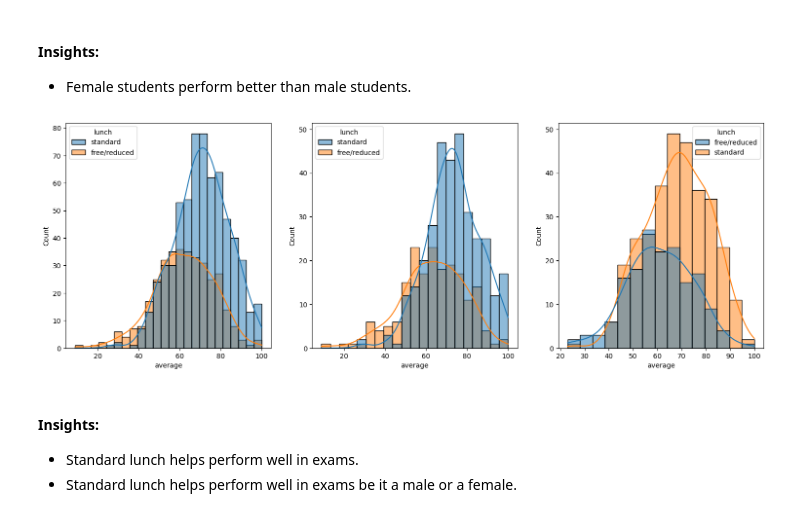
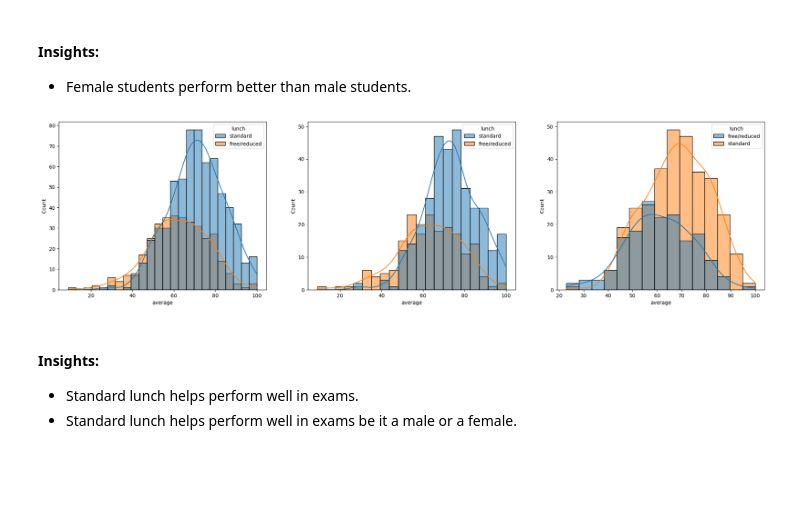
Before and after one commit to rupeshbug/student-performance-prediction, a Jupyter notebook: notebook/EDA student performance .ipynb, the cells around one changed output. Saved outputs shown, nothing was run; the diff lists cells and outputs as text; code cells hidden in the pictures; blank space fills up the shorter version.

```diff
--- a/notebook/EDA student performance .ipynb
+++ b/notebook/EDA student performance .ipynb
@@ -232,15 +232,15 @@ plt.show()
 - Female students perform better than male students.
 # %%
 plt.subplots(1,3, figsize=(25,6))
-plt.subplot(141)
+plt.subplot(131)
 sns.histplot(data=df, x='average', kde=True, hue='lunch')
-plt.subplot(142)
+plt.subplot(132)
 sns.histplot(data=df[df.gender=='female'], x='average', kde=True, hue='lunch')
-plt.subplot(143)
+plt.subplot(133)
 sns.histplot(data=df[df.gender=='male'], x='average', kde=True, hue='lunch')
 plt.show()
 # %% [output]
-[figure, old version]
+[figure, new version]
 # %% [markdown]
 #### Insights:
 - Standard lunch helps perform well in exams.
```
